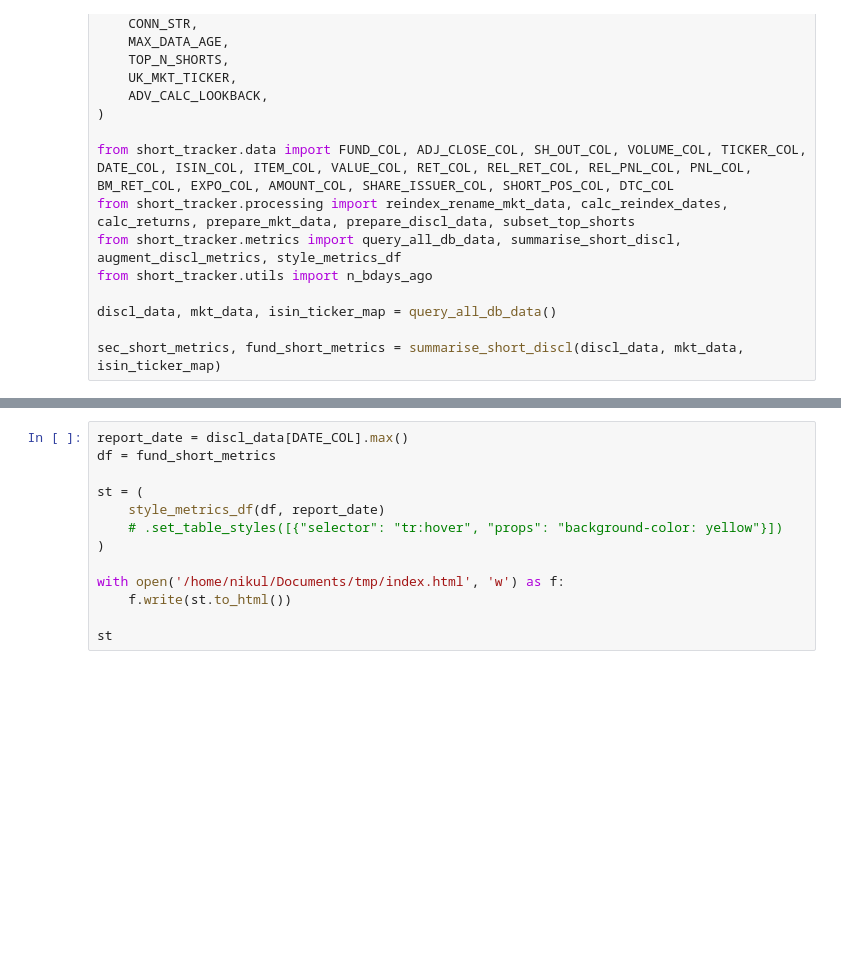
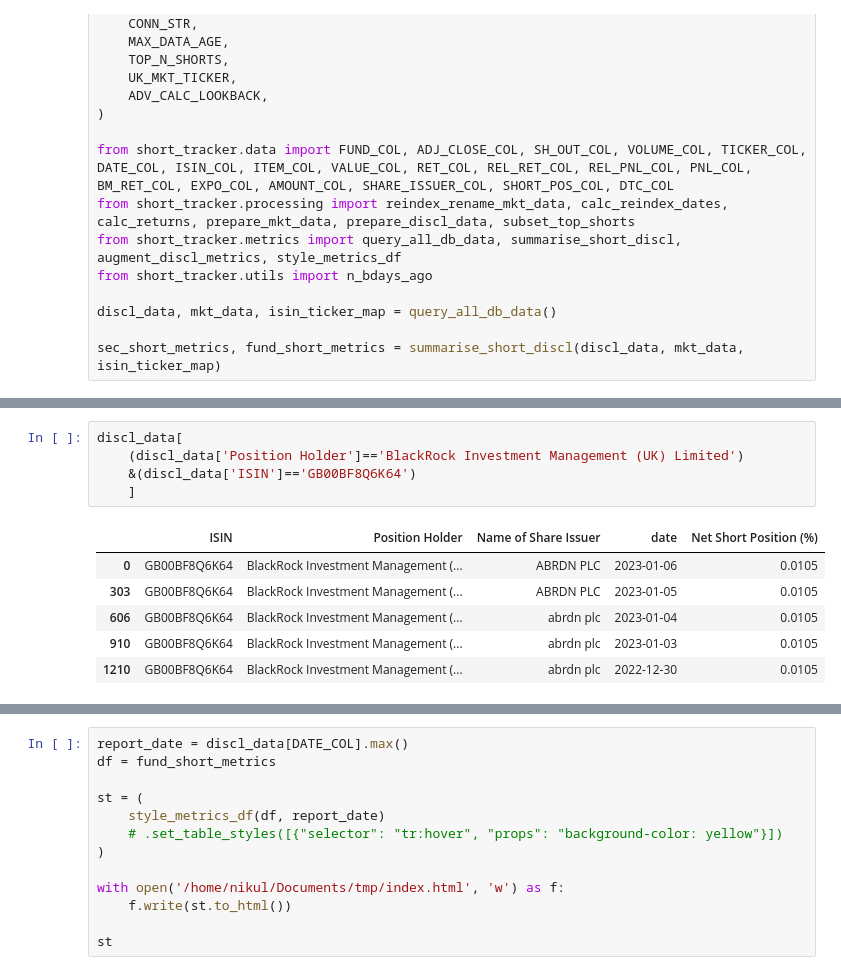
Before and after one commit to nikulpatel3141/UK-Short-Tracker, a Jupyter notebook: Notebooks/process_scripting.ipynb, the cells around one changed output, grey strips where cells are left out. Drawn from its saved outputs; the diff is of its cells as text; blank space fills up the shorter version.

```diff
--- a/Notebooks/process_scripting.ipynb
+++ b/Notebooks/process_scripting.ipynb
@@ -328,0 +384,12 @@ sec_short_metrics, fund_short_metrics = summarise_short_discl(discl_data, mkt_da
+# %%
+discl_data[
+    (discl_data['Position Holder']=='BlackRock Investment Management (UK) Limited')
+    &(discl_data['ISIN']=='GB00BF8Q6K64')
+    ]
+# %% [output]
+|  | ISIN | Position Holder | Name of Share Issuer | date | Net Short Position (%) |
+| 0 | GB00BF8Q6K64 | BlackRock Investment Management (... | ABRDN PLC | 2023-01-06 | 0.0105 |
+| 303 | GB00BF8Q6K64 | BlackRock Investment Management (... | ABRDN PLC | 2023-01-05 | 0.0105 |
+| 606 | GB00BF8Q6K64 | BlackRock Investment Management (... | abrdn plc | 2023-01-04 | 0.0105 |
+| 910 | GB00BF8Q6K64 | BlackRock Investment Management (... | abrdn plc | 2023-01-03 | 0.0105 |
+| 1210 | GB00BF8Q6K64 | BlackRock Investment Management (... | abrdn plc | 2022-12-30 | 0.0105 |
```
Also changed, not shown: parts of 7 cells of this notebook, 1 other file.
